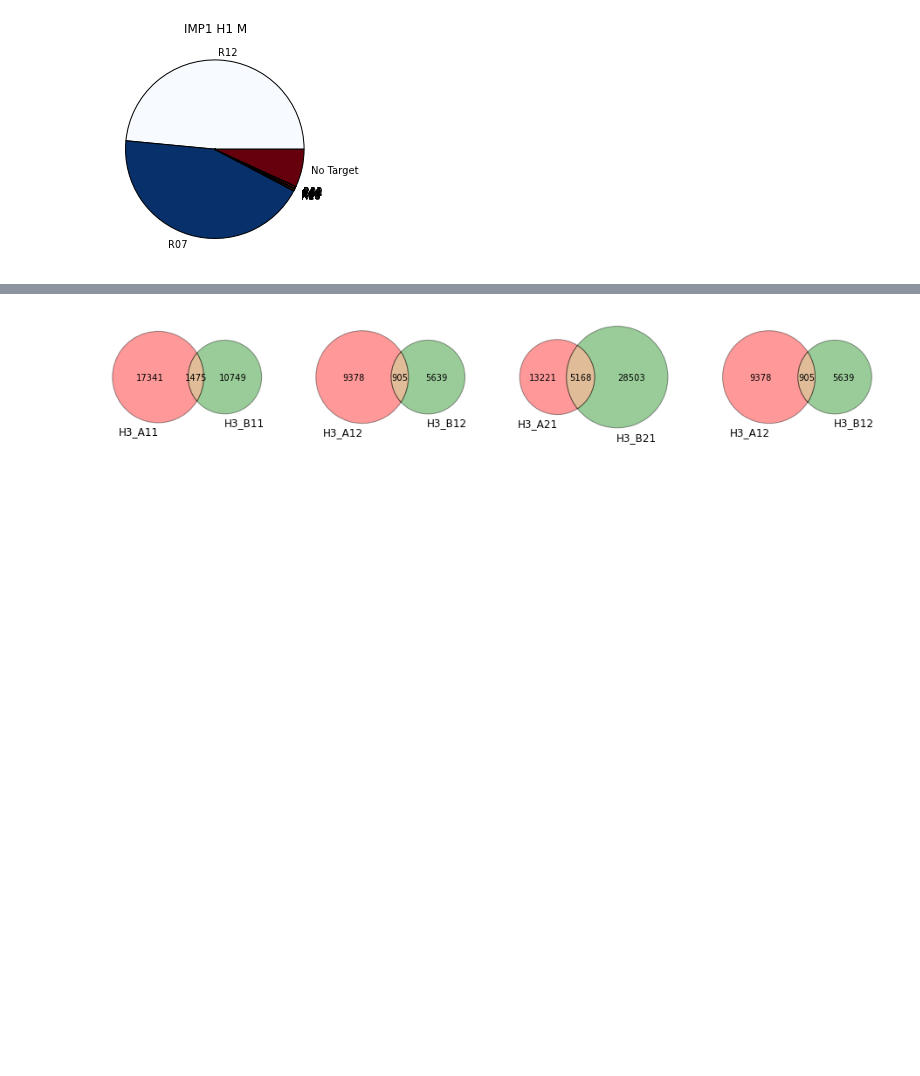
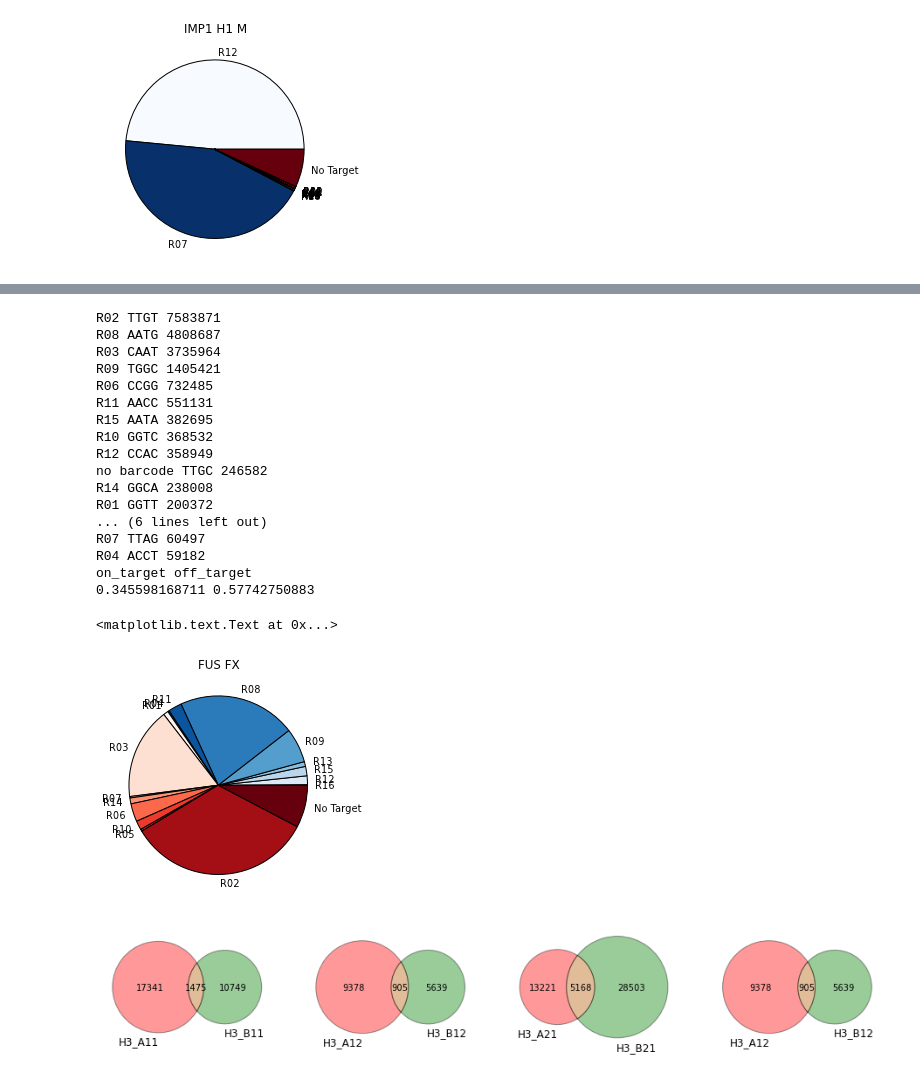
Before and after one commit to gpratt/iPython_Notebook, a Jupyter notebook: iclip_encode_analysis.ipynb, the cells around one changed output, grey strips where cells are left out. Drawn from its saved outputs; the diff is of its cells as text; code cells hidden in the pictures; blank space fills up the shorter version.

```diff
--- a/iclip_encode_analysis.ipynb
+++ b/iclip_encode_analysis.ipynb
@@ -1582,3 +1603,30 @@ on_target off_target
+# %%
+barcodes = parse_barcodes("CLIPFUSFXR1_S1_L001_R1_001.metrics")
+print_barcodes(barcodes)
+expected = "R04 R08 R12 R16 R09 R11 R13 R15".split()
+
+calculate_on_target(barcodes, barcode_map, expected)
+title("FUS FX")
+# %% [output]
+R02 TTGT 7583871
+R08 AATG 4808687
+R03 CAAT 3735964
+R09 TGGC 1405421
+R06 CCGG 732485
+R11 AACC 551131
+R15 AATA 382695
+R10 GGTC 368532
+R12 CCAC 358949
+no barcode TTGC 246582
+R14 GGCA 238008
+R01 GGTT 200372
+... (6 lines left out)
+R07 TTAG 60497
+R04 ACCT 59182
+on_target off_target
+0.345598168711 0.57742750883
+<matplotlib.text.Text at 0x...>
+[figure, added]
 # %%
 def calculate_on_target(barcodes, barcode_map, expected):
     figsize(4,4)
```
Also changed, not shown: parts of 8 cells of this notebook.
